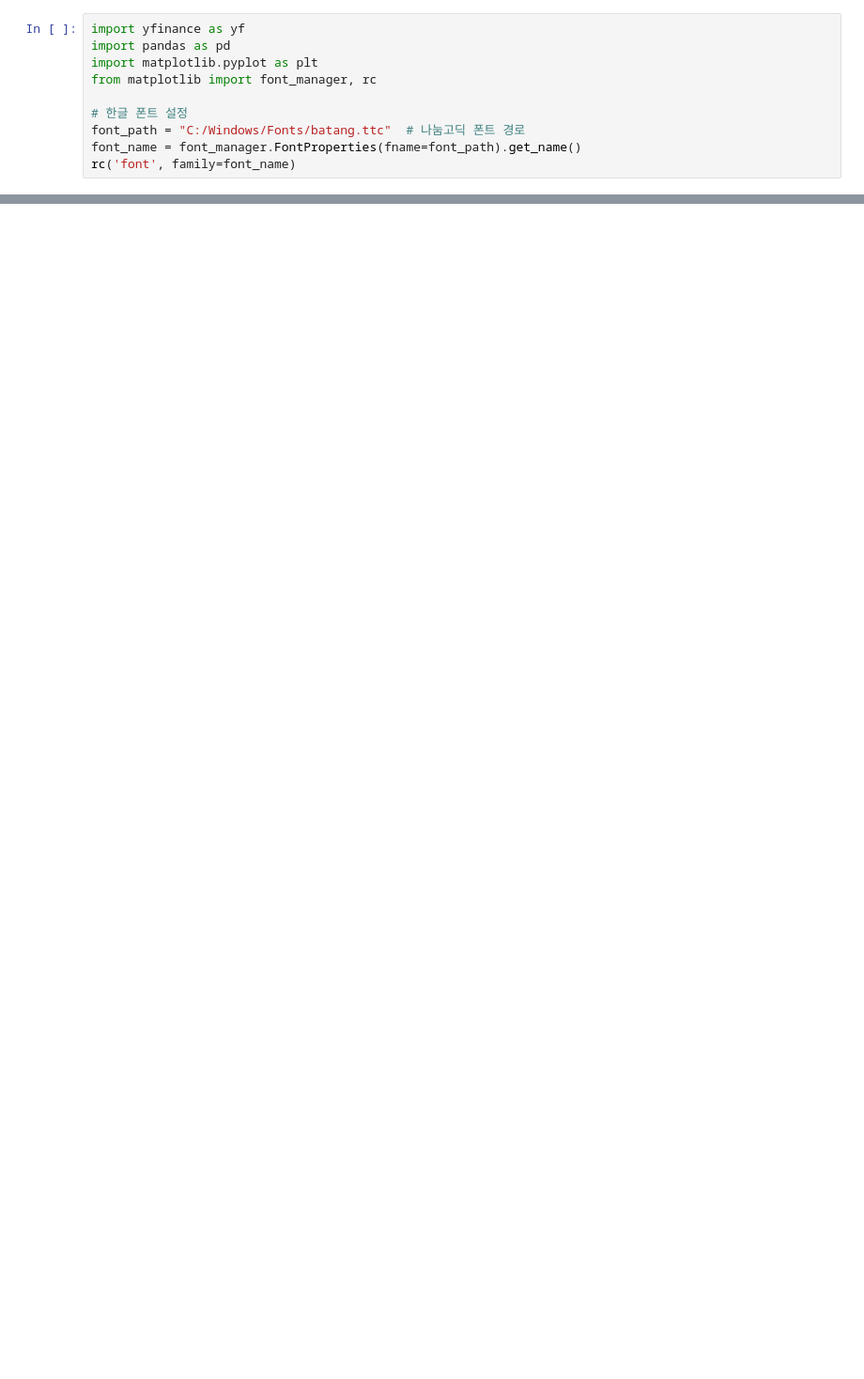
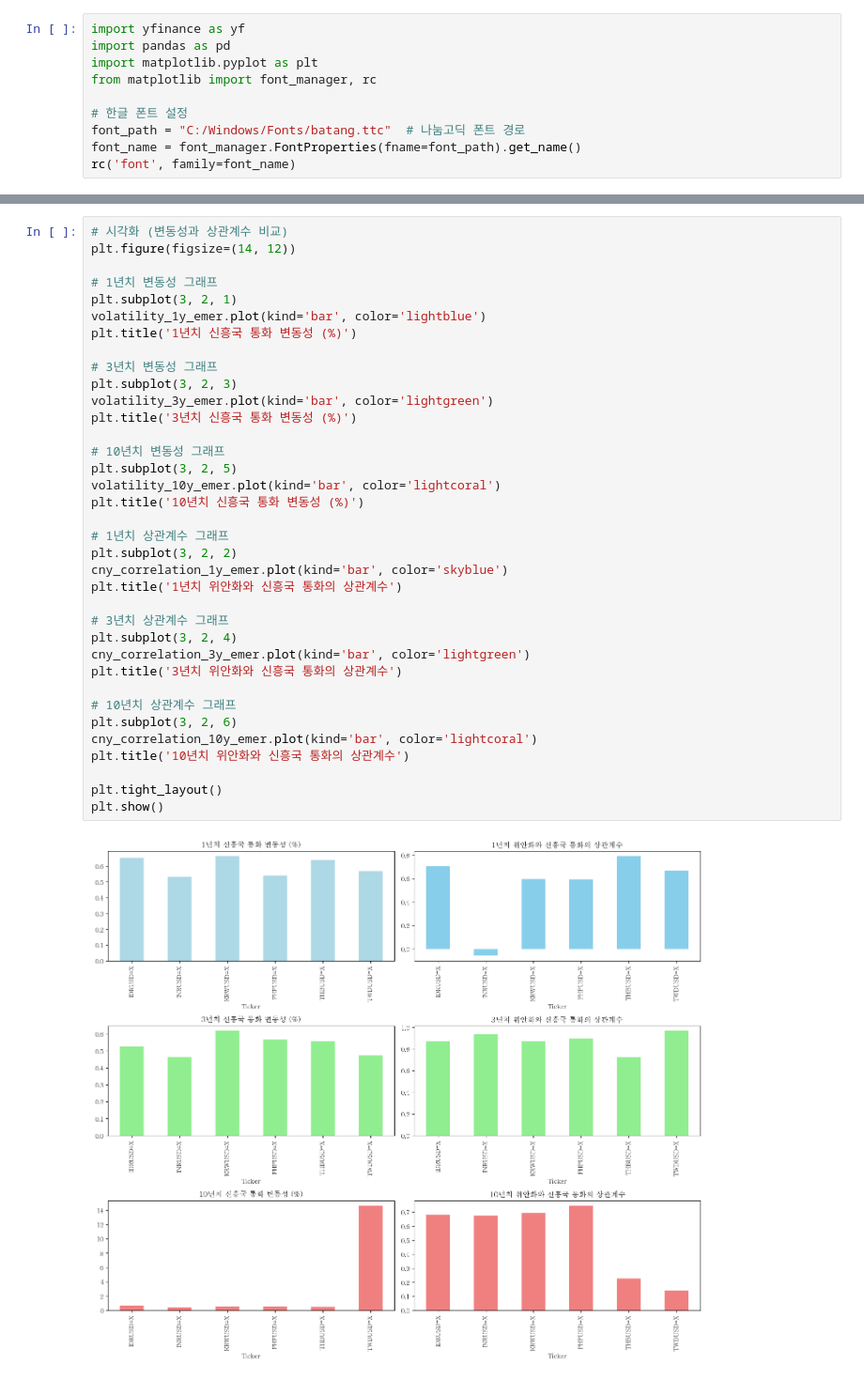
Before and after one commit to PhamPham2S/practice-AI, a Jupyter notebook: Finance/exchange_correlation.ipynb, the cells around one changed output, grey strips where cells are left out. Shown: that part at 94% size. Saved outputs shown, nothing was run; the diff lists cells and outputs as text; blank space fills up the shorter version.

```diff
--- a/Finance/exchange_correlation.ipynb
+++ b/Finance/exchange_correlation.ipynb
@@ -110,0 +221,38 @@ plt.show()
+# %%
+# 시각화 (변동성과 상관계수 비교)
+plt.figure(figsize=(14, 12))
+
+# 1년치 변동성 그래프
+plt.subplot(3, 2, 1)
+volatility_1y_emer.plot(kind='bar', color='lightblue')
+plt.title('1년치 신흥국 통화 변동성 (%)')
+
+# 3년치 변동성 그래프
+plt.subplot(3, 2, 3)
+volatility_3y_emer.plot(kind='bar', color='lightgreen')
+plt.title('3년치 신흥국 통화 변동성 (%)')
+
+# 10년치 변동성 그래프
+plt.subplot(3, 2, 5)
+volatility_10y_emer.plot(kind='bar', color='lightcoral')
+plt.title('10년치 신흥국 통화 변동성 (%)')
+
+# 1년치 상관계수 그래프
+plt.subplot(3, 2, 2)
+cny_correlation_1y_emer.plot(kind='bar', color='skyblue')
+plt.title('1년치 위안화와 신흥국 통화의 상관계수')
+
+# 3년치 상관계수 그래프
+plt.subplot(3, 2, 4)
+cny_correlation_3y_emer.plot(kind='bar', color='lightgreen')
+plt.title('3년치 위안화와 신흥국 통화의 상관계수')
+
+# 10년치 상관계수 그래프
+plt.subplot(3, 2, 6)
+cny_correlation_10y_emer.plot(kind='bar', color='lightcoral')
+plt.title('10년치 위안화와 신흥국 통화의 상관계수')
+
+plt.tight_layout()
+plt.show()
+# %% [output]
+[figure, added]
```
Also changed, not shown: parts of 5 cells of this notebook.
